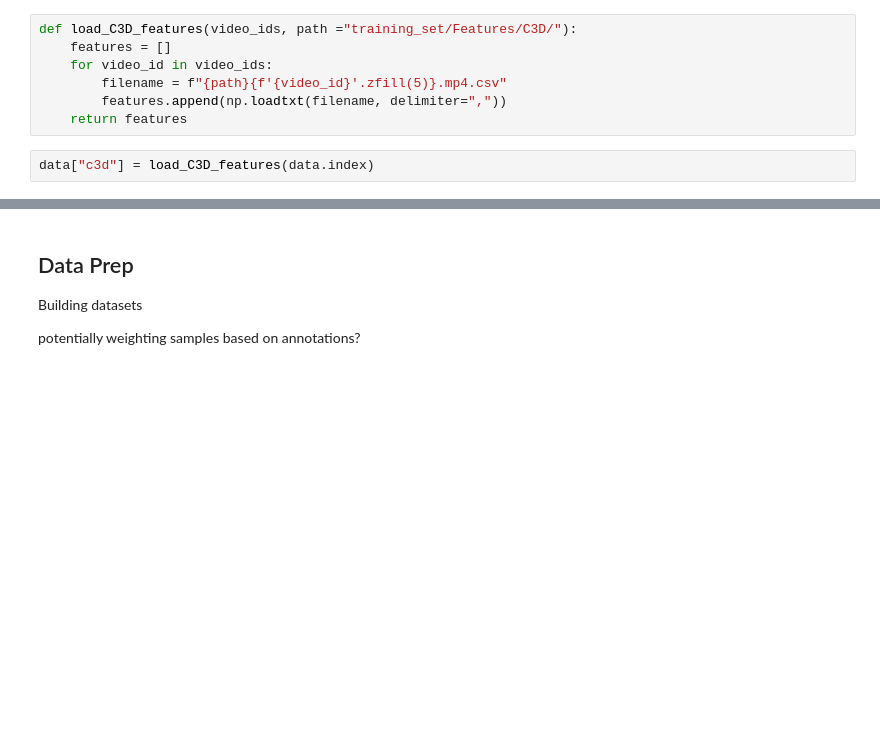
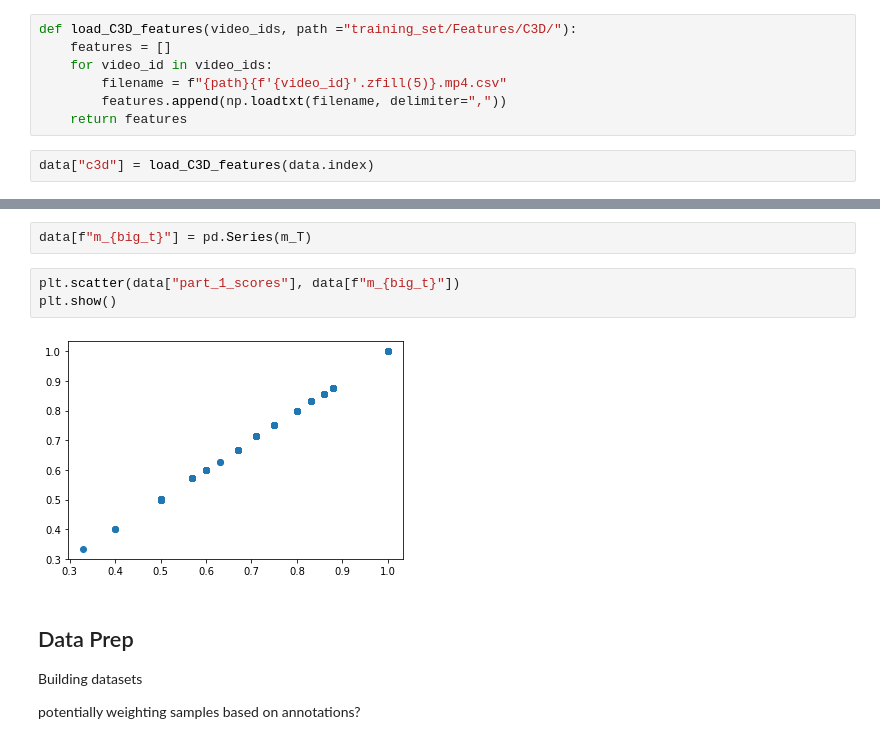
Before and after one commit to cooliotonyio/predicting-media-memorability, a Jupyter notebook: train.ipynb, the cells around one changed output, grey strips where cells are left out. Cells and saved outputs as stored; diff of their text form; blank space fills up the shorter version.

```diff
--- a/train.ipynb
+++ b/train.ipynb
@@ -44,3 +124,10 @@ data["c3d"] = load_C3D_features(data.index)
+# %%
+data[f"m_{big_t}"] = pd.Series(m_T)
+# %%
+plt.scatter(data["part_1_scores"], data[f"m_{big_t}"])
+plt.show()
+# %% [output]
+[figure, added]
 # %% [markdown]
 ## Data Prep
 
```
Also changed, not shown: parts of 32 cells of this notebook, 1 other file.
